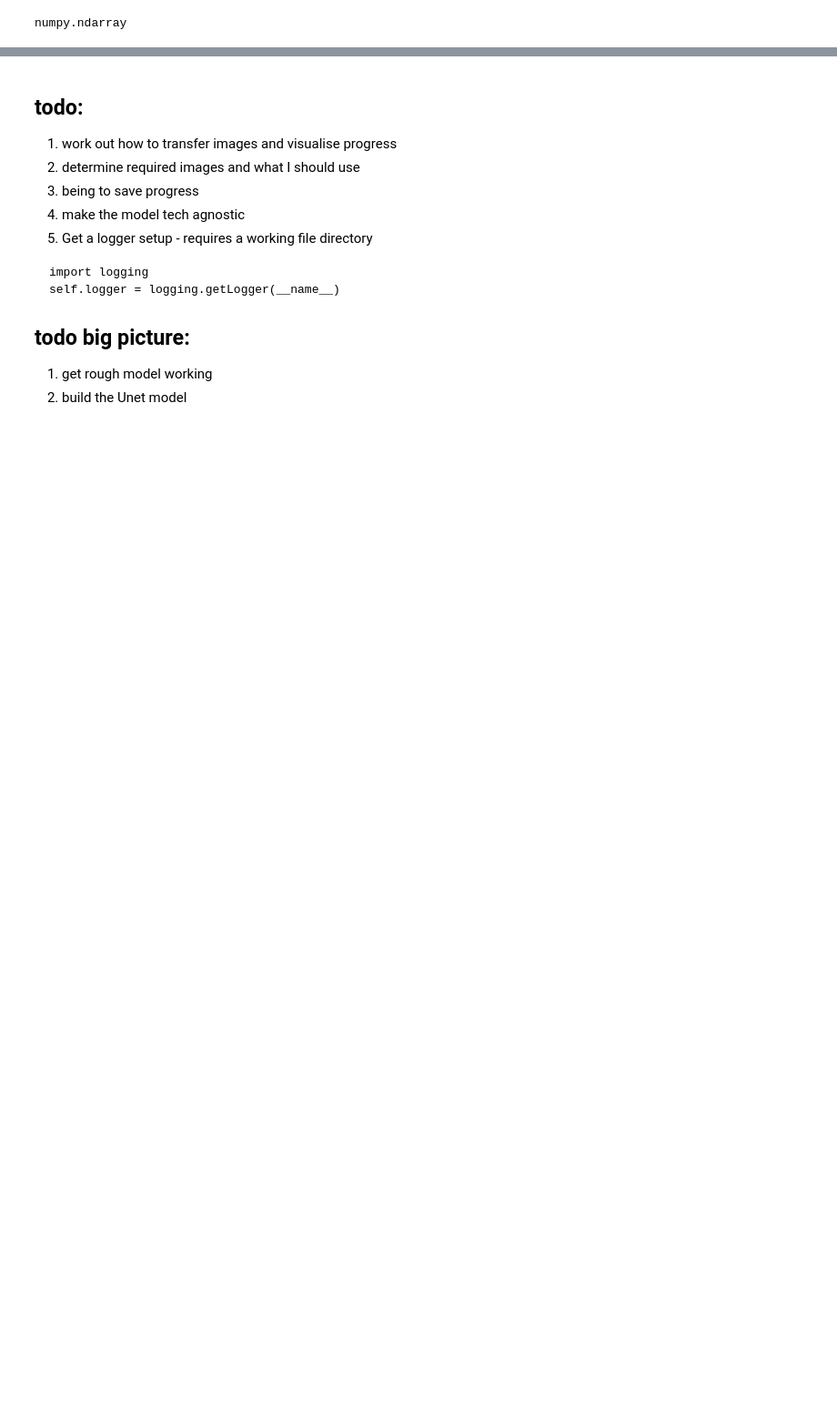
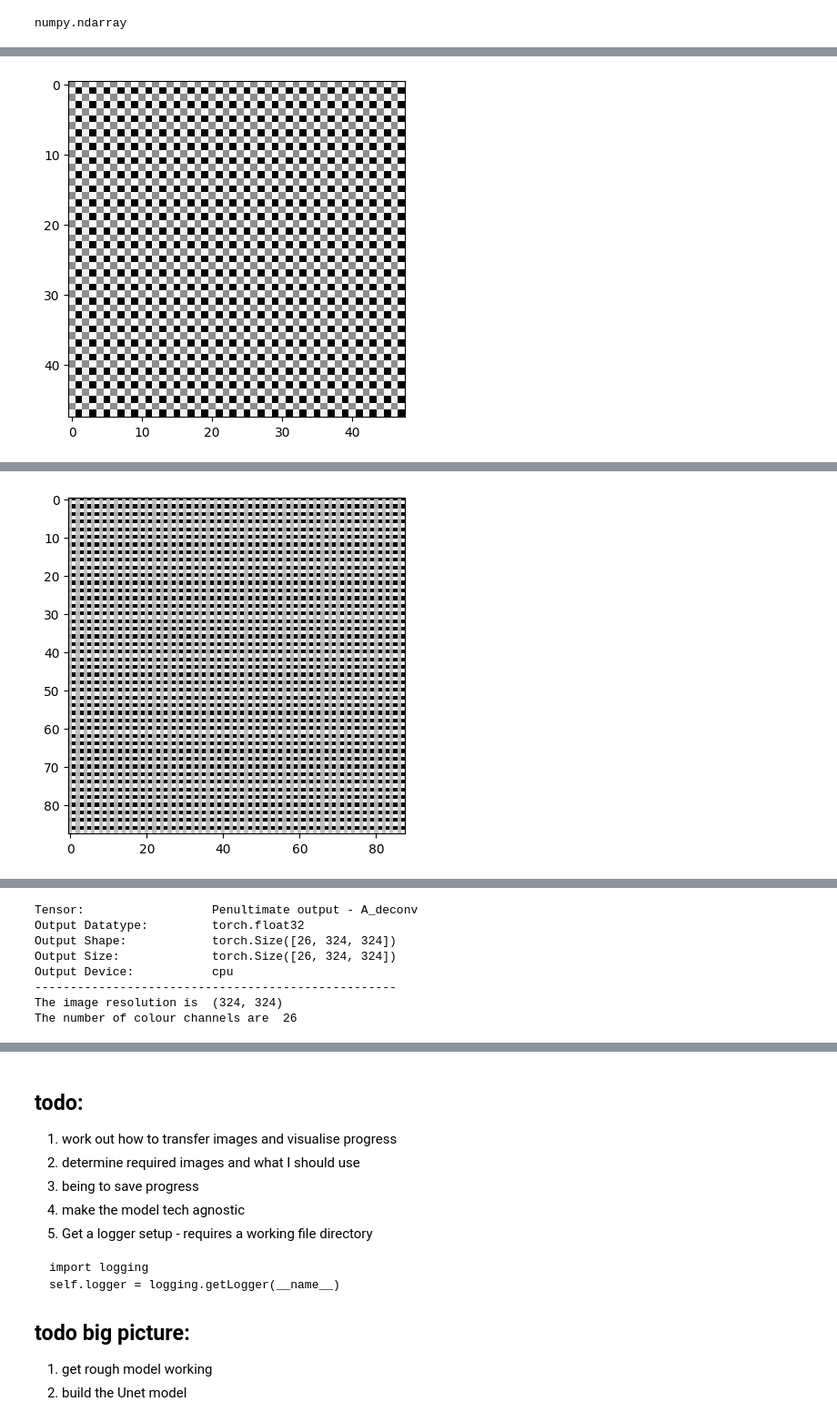
Before and after one commit to Kobajojn/FYRP_U-Net_Architecture, a Jupyter notebook: U_net_Architecture.ipynb, the cells around one changed output, grey strips where cells are left out. Shown at 91% size. Cells and saved outputs as stored; diff of their text form; code cells hidden in the pictures; blank space fills up the shorter version.

Commit message:
AB::feat(decoder_layer): Added final layers and fixed incorrect dimensions from decoder_layer output. U-net architecture is now fully functional. F

```diff
--- a/U_net_Architecture.ipynb
+++ b/U_net_Architecture.ipynb
@@ -337,12 +352,16 @@ class decoder_layer(nn.Module):
     # Determining the range of the cropping
     size_difference =  img_encoder_skip.shape[1] - img_decoder.shape[1]
     print(f"{size_difference = }")
+    print(f"{img_encoder_skip.shape[1] = }")
+    print(f"{img_decoder.shape[1] = }")
+    print(f"{img_decoder.shape = }")
+    print(f"{img_encoder_skip.shape = }")
     lower_range = int(size_difference / 2)
     upper_range = img_decoder.shape[1] + lower_range
 
     # Only works if dimensions are even
     if size_difference % 2 == 0:
-      print("The image dimensions are EVEN. Thus padding is applied.")
+      print("The image dimensions are EVEN. Thus cropping can be applied.")
 
       # Crop the encoded image to fit the resolution of the reduced (in dimensions) decoded image
       img_encoder_crop = img_encoder_skip[:, lower_range:upper_range, lower_range:upper_range]
@@ -357,79 +376,67 @@ class decoder_layer(nn.Module):
       return img_concat
 
     else:
-      print("The image dimensions are ODD. Thus padding can NOT be applied.", \
+      print("The image dimensions are ODD. Thus cropped can NOT be applied.", \
         "Please crop the image for a EVEN dimension.")
       return None
 
   def forward(self, img_decoder, img_encoder_skip, channels_in):
-    output = self.deconv1(img_encoder_skip)
+    # deconvolute (decrease features, increasing x,y size) + crop and concatenate (x2 feature channels)
+    output = self.deconv1(img_decoder)
     output = self.crop_and_concat(img_decoder = output, img_encoder_skip = img_encoder_skip)
 
     # Apply 2x convolutions + 2x ReLU
-    conv_layer_1 = conv_layer(channels_in = channels_in, out_channels = False)
+    conv_layer_1 = conv_layer(channels_in = channels_in, up_sample = False)
     output = conv_layer_1(output)
     return output
 
 
 # Setup
-decoder_layer_0 = decoder_layer(channels_deconv_in = 208).to(device)
-decoder_layer_1 = decoder_layer(channels_deconv_in = 104).to(device)
-decoder_layer_2 = decoder_layer(channels_deconv_in = 52).to(device)
-decoder_layer_3 = decoder_layer(channels_deconv_in = 26).to(device)
-decoder_layer_4 = decoder_layer(channels_deconv_in = 13).to(device)
+decoder_layer_0 = decoder_layer(channels_deconv_in = 416).to(device)
+decoder_layer_1 = decoder_layer(channels_deconv_in = 208).to(device)
+decoder_layer_2 = decoder_layer(channels_deconv_in = 104).to(device)
+decoder_layer_3 = decoder_layer(channels_deconv_in = 52).to(device)
+decoder_layer_4 = decoder_layer(channels_deconv_in = 26).to(device)
 
 # concatenate prior to merger layer
 
 # TODO: need to make the channels_in less confusing and more straightforward
 # the channels are no longer predictable in size - double check
 
-tensor_info(E_bottleneck, "E_bottleneck")
-tensor_info(D_concat, "D_concat")
+# tensor_info(E_bottleneck, "E_bottleneck")
+# tensor_info(D_concat, "D_concat")
 
 # CANNOT RUN IN THIS CONDITION
 D_deconv = decoder_layer_0(
     img_decoder = E_bottleneck,
     img_encoder_skip = D_concat,
-    channels_in = 208
+    channels_in = 416
 )
-
-
-# Experimentation and how many channels to add
-tensor_info(D_deconv, "output")       # started value
-# tensor_info(C_deconv, "CURRENT VALUE - decoder_layer_1 - C_deconv") # current value
-# tensor_info(C_pooled, "DESIRED VALUE - encoder_layer_3 - C1")       # desired value
-
-
-"""
 C_deconv = decoder_layer_1(
     img_decoder = D_deconv,
     img_encoder_skip = C_concat,
-    channels_in = 104
+    channels_in = 208
 )
-tensor_info(C_deconv, "decoder_layer_1 - C_deconv")
+# tensor_info(C_deconv, "decoder_layer_1 - C_deconv")
 B_deconv = decoder_layer_2(
     img_decoder = C_deconv,
     img_encoder_skip = B_concat,
-    channels_in = 52
+    channels_in = 104
 )
-tensor_info(B_deconv, "decoder_layer_2 - B_deconv")
+# tensor_info(B_deconv, "decoder_layer_2 - B_deconv")
 A_deconv = decoder_layer_3(
     img_decoder = B_deconv,
     img_encoder_skip = A_concat,
-    channels_in = 26
+    channels_in = 52
 )
-tensor_info(A_deconv, "decoder_layer_3 - A_deconv")
-Z2 = decoder_layer_4(
-    img_decoder = A_deconv,
-    img_encoder_skip = s2_l1c_data_tensor,
-    channels_in = 13
-)"""
-tensor_info(Z2, "decoder_layer_4 - Z2")
 
+tensor_info(A_deconv, "Penultimate output - A_deconv")
+mash_colour_channel(A_deconv)
 
+final_layer = conv_layer(channels_in = 26, up_sample = False).to(device)
 
-# mash_colour_channel(C_deconv)
-# mash_colour_channel(B_deconv)
-# mash_colour_channel(A_deconv)
-# mash_colour_channel(Z_deconv)
+Final_output = final_layer(A_deconv)
+
+tensor_info(Final_output, "Final output")
+mash_colour_channel(Final_output)
 # %% [output]
@@ -452,0 +460 @@ Output Device:           cpu
+[figure, added]
@@ -453,0 +478 @@ RuntimeError: Sizes of tensors must match except in dimension 0. Expected size 1
+[figure, added]
@@ -453,0 +515,8 @@ RuntimeError: Sizes of tensors must match except in dimension 0. Expected size 1
+Tensor:                  Penultimate output - A_deconv
+Output Datatype:         torch.float32
+Output Shape:            torch.Size([26, 324, 324])
+Output Size:             torch.Size([26, 324, 324])
+Output Device:           cpu
+---------------------------------------------------
+The image resolution is  (324, 324)
+The number of colour channels are  26
```
Also changed, not shown: parts of 5 cells of this notebook.
